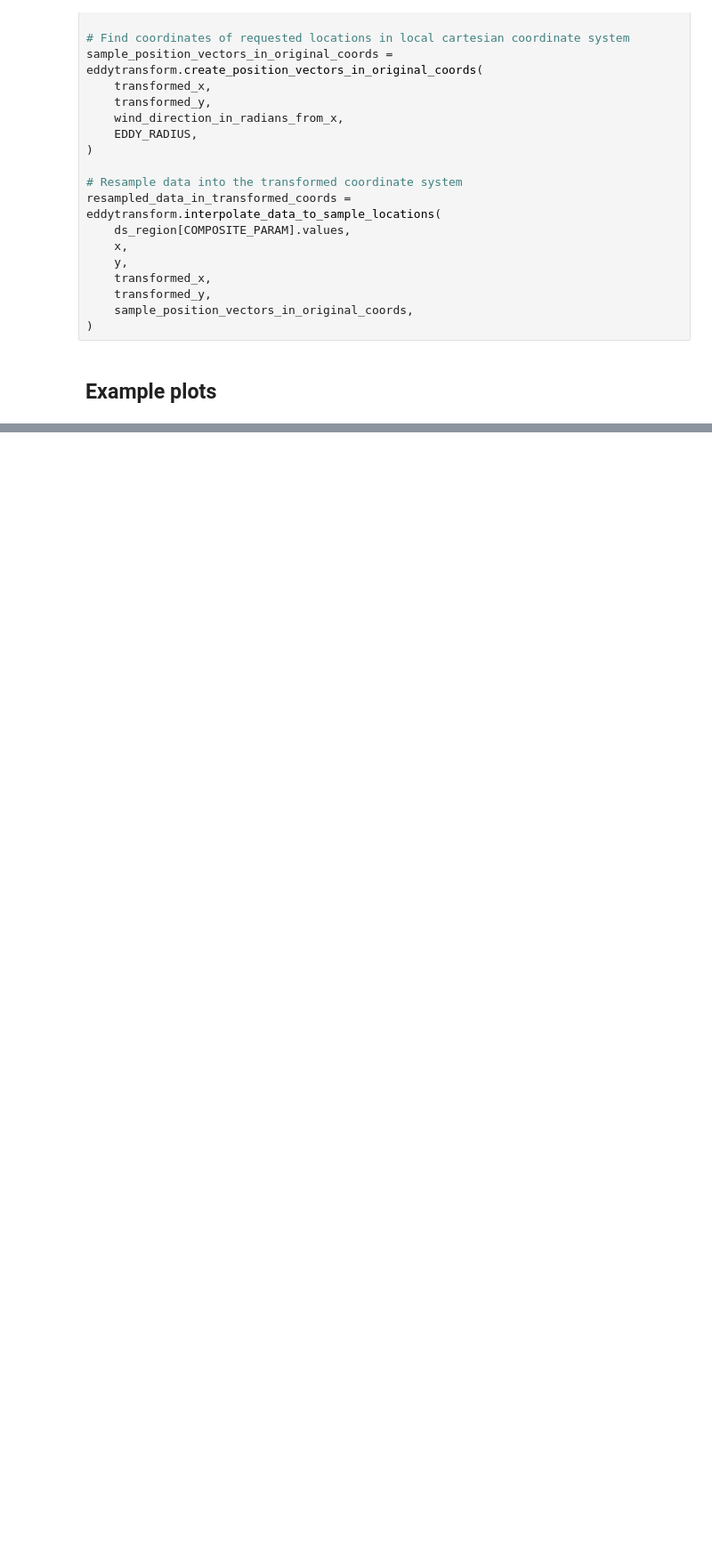
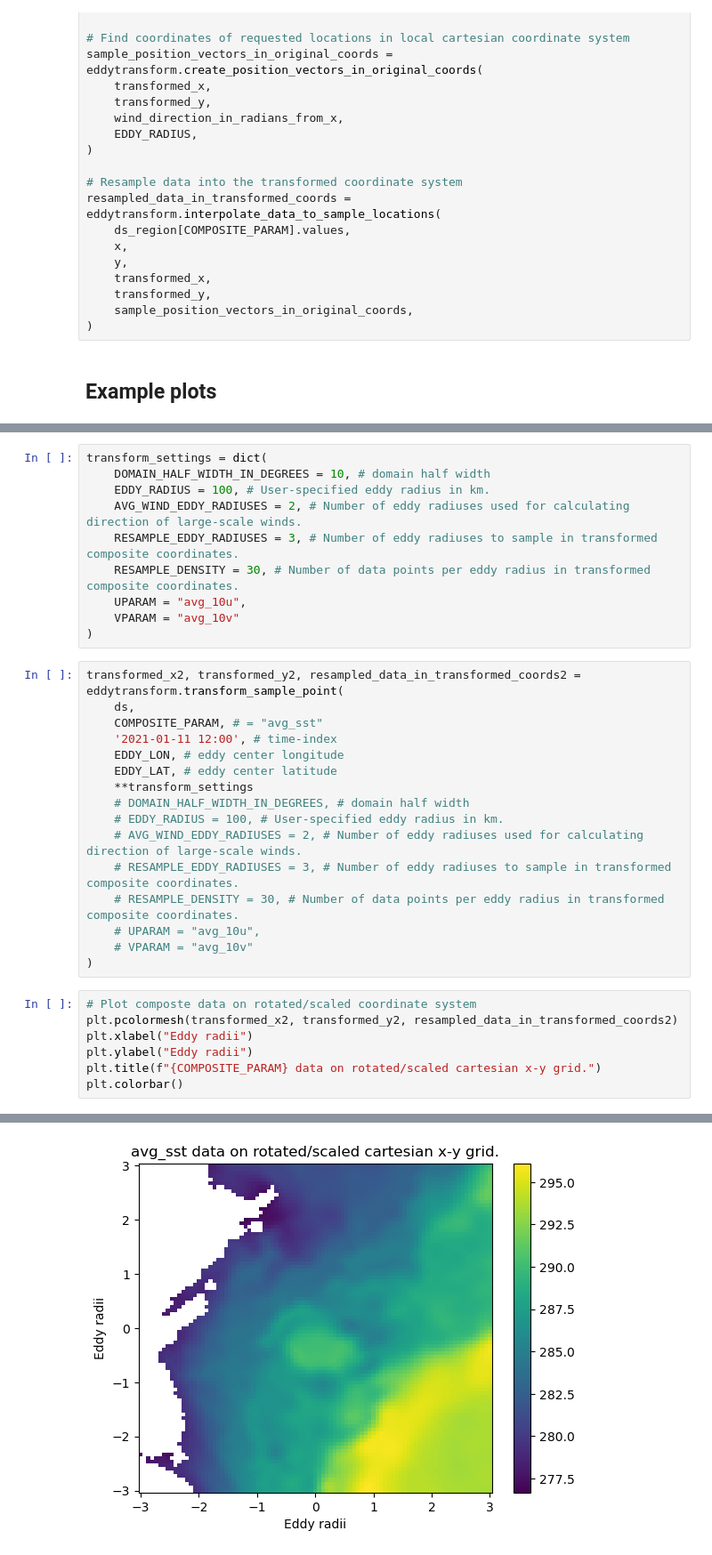
Before and after one commit to mattphysics/eddytransform, a Jupyter notebook: eddy_transform_example.ipynb, the cells around one changed output, grey strips where cells are left out. Shown at 89% size. Saved outputs shown, nothing was run; the diff lists cells and outputs as text; blank space fills up the shorter version.

```diff
--- a/eddy_transform_example.ipynb
+++ b/eddy_transform_example.ipynb
@@ -157,0 +164,34 @@ Text(0.5, 1.0, 'avg_sst data on rotated/scaled cartesian x-y grid.')
+# %%
+transform_settings = dict(
+    DOMAIN_HALF_WIDTH_IN_DEGREES = 10, # domain half width
+    EDDY_RADIUS = 100, # User-specified eddy radius in km.
+    AVG_WIND_EDDY_RADIUSES = 2, # Number of eddy radiuses used for calculating direction of large-scale winds.
+    RESAMPLE_EDDY_RADIUSES = 3, # Number of eddy radiuses to sample in transformed composite coordinates.
+    RESAMPLE_DENSITY = 30, # Number of data points per eddy radius in transformed composite coordinates.
+    UPARAM = "avg_10u",
+    VPARAM = "avg_10v"
+)
+# %%
+transformed_x2, transformed_y2, resampled_data_in_transformed_coords2 = eddytransform.transform_sample_point(
+    ds,
+    COMPOSITE_PARAM, # = "avg_sst"
+    '2021-01-11 12:00', # time-index
+    EDDY_LON, # eddy center longitude
+    EDDY_LAT, # eddy center latitude
+    **transform_settings
+    # DOMAIN_HALF_WIDTH_IN_DEGREES, # domain half width
+    # EDDY_RADIUS = 100, # User-specified eddy radius in km.
+    # AVG_WIND_EDDY_RADIUSES = 2, # Number of eddy radiuses used for calculating direction of large-scale winds.
+    # RESAMPLE_EDDY_RADIUSES = 3, # Number of eddy radiuses to sample in transformed composite coordinates.
+    # RESAMPLE_DENSITY = 30, # Number of data points per eddy radius in transformed composite coordinates.
+    # UPARAM = "avg_10u",
+    # VPARAM = "avg_10v"
+)
+# %%
+# Plot composte data on rotated/scaled coordinate system
+plt.pcolormesh(transformed_x2, transformed_y2, resampled_data_in_transformed_coords2)
+plt.xlabel("Eddy radii")
+plt.ylabel("Eddy radii")
+plt.title(f"{COMPOSITE_PARAM} data on rotated/scaled cartesian x-y grid.")
+plt.colorbar()
+# %% [output]
@@ -157,0 +199 @@ Text(0.5, 1.0, 'avg_sst data on rotated/scaled cartesian x-y grid.')
+[figure, added]
```
Also changed, not shown: parts of 64 cells of this notebook, 8 other files.
